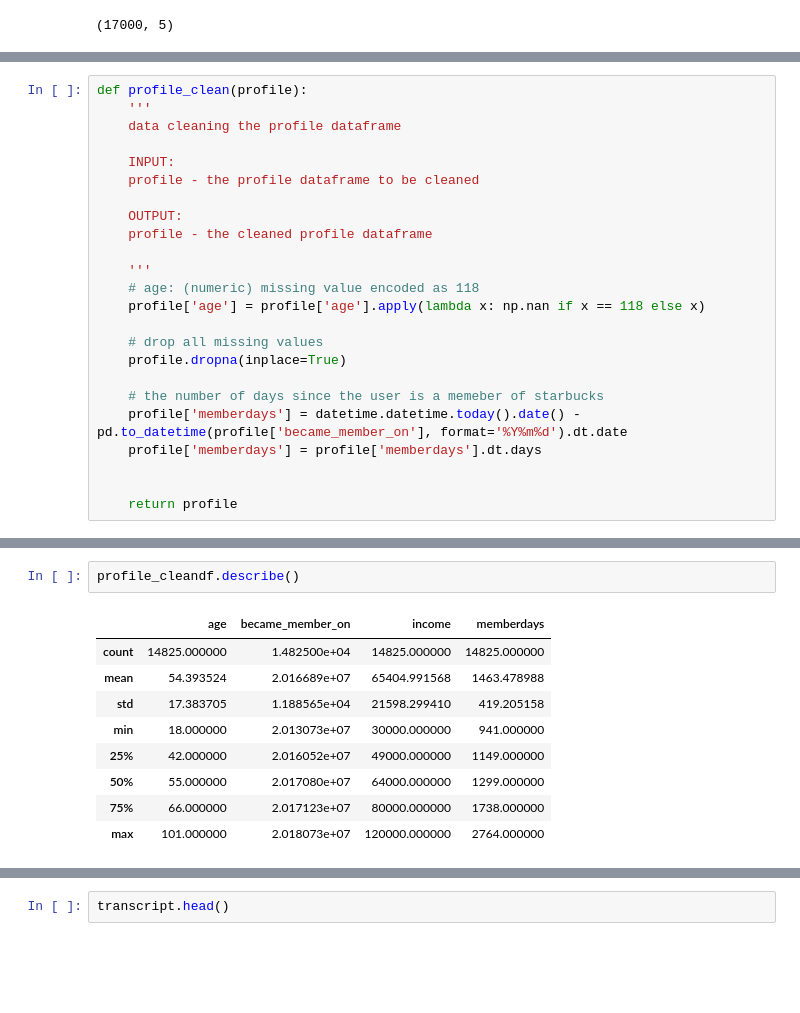
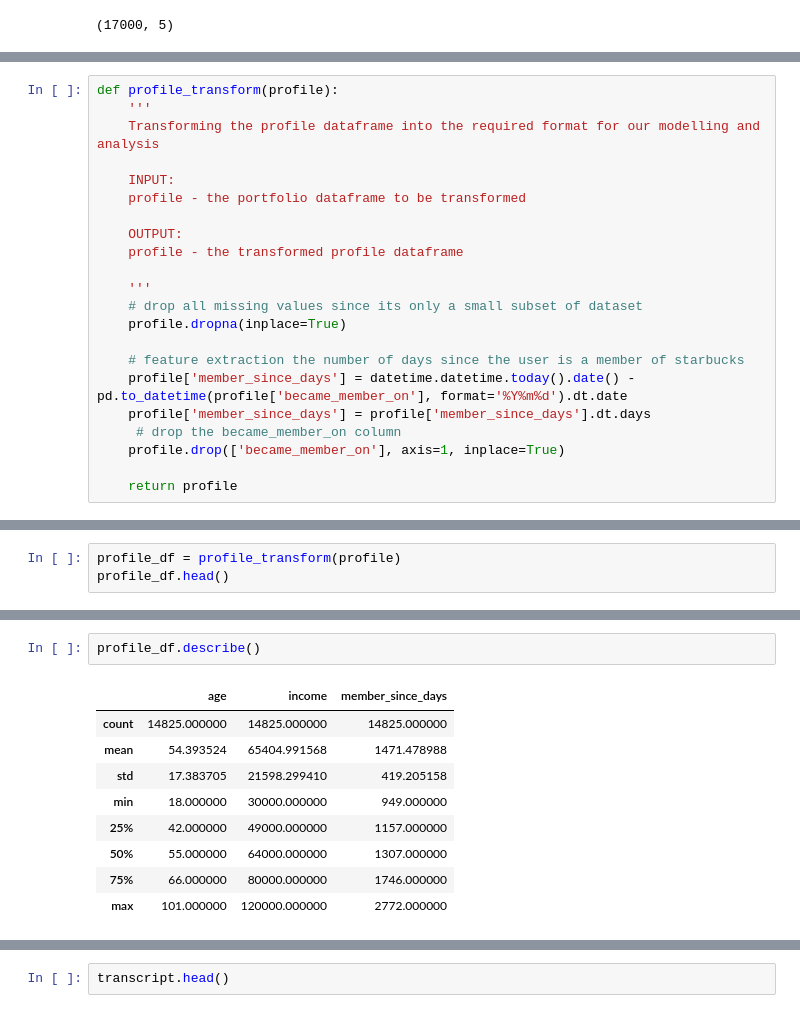
Before and after one commit to nandinihegde/Starbucks_Capstone_project, a Jupyter notebook: Starbucks_Capstone_notebook.ipynb, the cells around one changed output, grey strips where cells are left out. Saved outputs shown, nothing was run; the diff lists cells and outputs as text; blank space fills up the shorter version.

```diff
--- a/Starbucks_Capstone_notebook.ipynb
+++ b/Starbucks_Capstone_notebook.ipynb
@@ -174,24 +216,22 @@ profile.shape
 # %%
-def profile_clean(profile):
+def profile_transform(profile):
     '''
-    data cleaning the profile dataframe
+    Transforming the profile dataframe into the required format for our modelling and analysis
 
     INPUT:
-    profile - the profile dataframe to be cleaned
+    profile - the portfolio dataframe to be transformed
 
     OUTPUT:
-    profile - the cleaned profile dataframe
+    profile - the transformed profile dataframe
 
     '''
-    # age: (numeric) missing value encoded as 118
-    profile['age'] = profile['age'].apply(lambda x: np.nan if x == 118 else x)
-
-    # drop all missing values
+    # drop all missing values since its only a small subset of dataset
     profile.dropna(inplace=True)
 
-    # the number of days since the user is a memeber of starbucks
-    profile['memberdays'] = datetime.datetime.today().date() - pd.to_datetime(profile['became_member_on'], format='%Y%m%d').dt.date
-    profile['memberdays'] = profile['memberdays'].dt.days
-
+    # feature extraction the number of days since the user is a member of starbucks
+    profile['member_since_days'] = datetime.datetime.today().date() - pd.to_datetime(profile['became_member_on'], format='%Y%m%d').dt.date
+    profile['member_since_days'] = profile['member_since_days'].dt.days
+     # drop the became_member_on column
+    profile.drop(['became_member_on'], axis=1, inplace=True)
 
     return profile
@@ -208,0 +238,3 @@ profile_cleandf.head()
+# %%
+profile_df = profile_transform(profile)
+profile_df.head()
@@ -209,12 +248,12 @@ profile_cleandf.head()
 # %%
-profile_cleandf.describe()
+profile_df.describe()
 # %% [output]
-|  | age | became_member_on | income | memberdays |
-| count | 14825.000000 | 1.482500e+04 | 14825.000000 | 14825.000000 |
-| mean | 54.393524 | 2.016689e+07 | 65404.991568 | 1463.478988 |
-| std | 17.383705 | 1.188565e+04 | 21598.299410 | 419.205158 |
-| min | 18.000000 | 2.013073e+07 | 30000.000000 | 941.000000 |
-| 25% | 42.000000 | 2.016052e+07 | 49000.000000 | 1149.000000 |
-| 50% | 55.000000 | 2.017080e+07 | 64000.000000 | 1299.000000 |
-| 75% | 66.000000 | 2.017123e+07 | 80000.000000 | 1738.000000 |
-| max | 101.000000 | 2.018073e+07 | 120000.000000 | 2764.000000 |
+|  | age | income | member_since_days |
+| count | 14825.000000 | 14825.000000 | 14825.000000 |
+| mean | 54.393524 | 65404.991568 | 1471.478988 |
+| std | 17.383705 | 21598.299410 | 419.205158 |
+| min | 18.000000 | 30000.000000 | 949.000000 |
+| 25% | 42.000000 | 49000.000000 | 1157.000000 |
+| 50% | 55.000000 | 64000.000000 | 1307.000000 |
+| 75% | 66.000000 | 80000.000000 | 1746.000000 |
+| max | 101.000000 | 120000.000000 | 2772.000000 |
```
Also changed, not shown: parts of 121 cells of this notebook, 22 other files.
